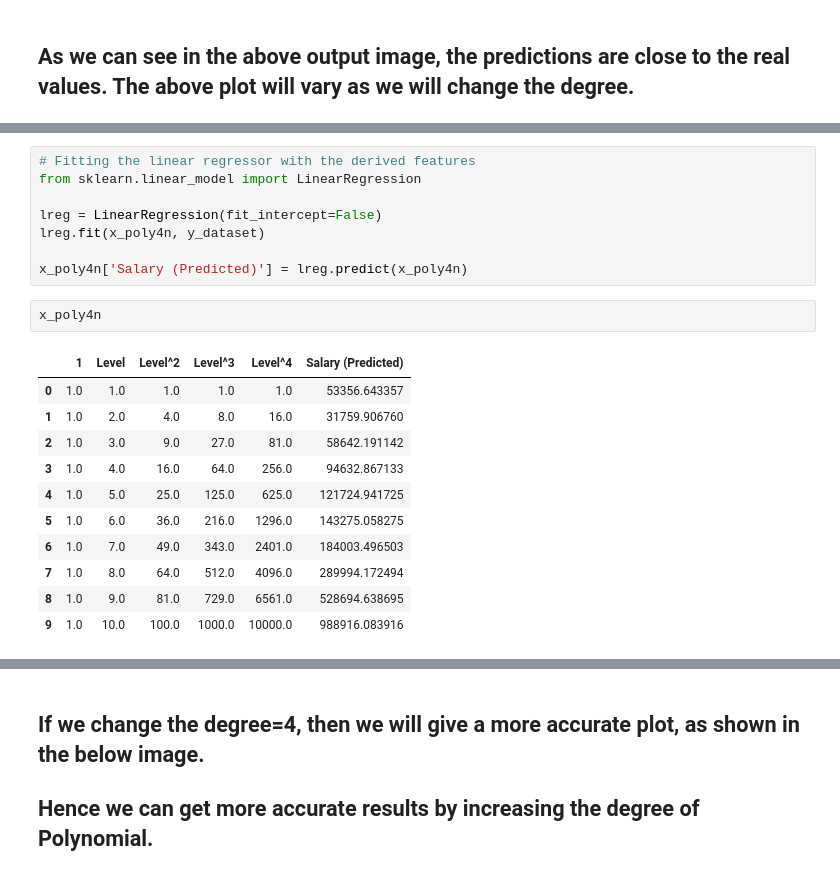
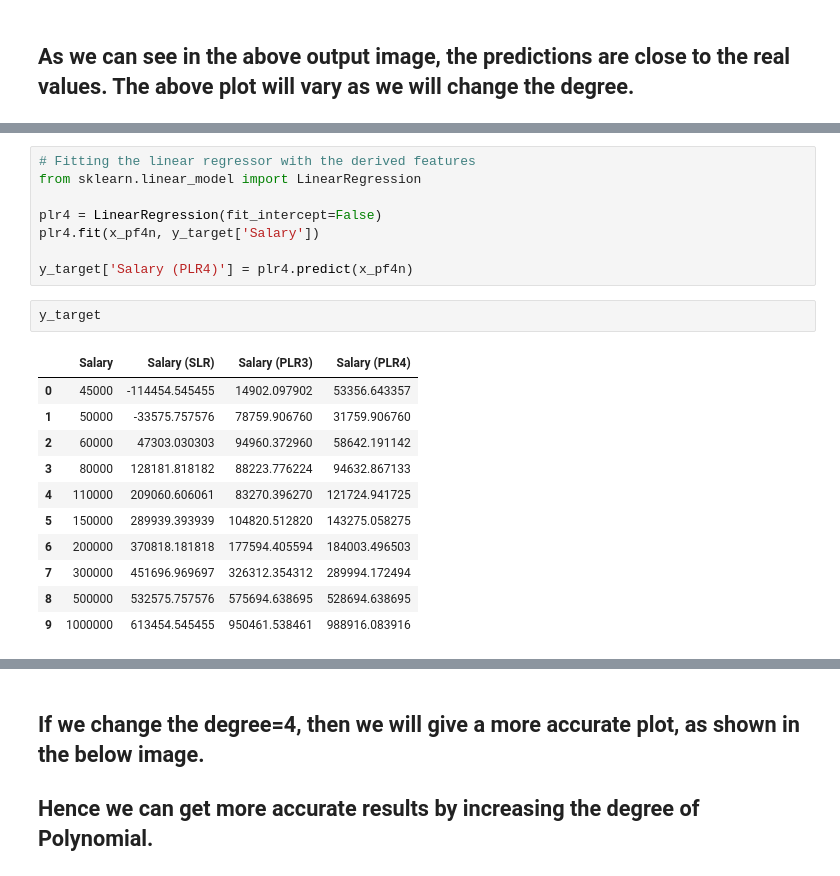
Before and after one commit to elsayedrashed/machine-learning-app, a Jupyter notebook: suppervised-learning/regression-algorithms/polynomial-regression/polynomial-regression-scikit-learn.ipynb, the cells around one changed output, grey strips where cells are left out. Drawn from its saved outputs; the diff is of its cells as text.

```diff
--- a/suppervised-learning/regression-algorithms/polynomial-regression/polynomial-regression-scikit-learn.ipynb
+++ b/suppervised-learning/regression-algorithms/polynomial-regression/polynomial-regression-scikit-learn.ipynb
@@ -209,21 +291,21 @@ x_poly4n
 # Fitting the linear regressor with the derived features
 from sklearn.linear_model import LinearRegression
 
-lreg = LinearRegression(fit_intercept=False)
-lreg.fit(x_poly4n, y_dataset)
+plr4 = LinearRegression(fit_intercept=False)
+plr4.fit(x_pf4n, y_target['Salary'])
 
-x_poly4n['Salary (Predicted)'] = lreg.predict(x_poly4n)
+y_target['Salary (PLR4)'] = plr4.predict(x_pf4n)
-# %%
-x_poly4n
-# %% [output]
-|  | 1 | Level | Level^2 | Level^3 | Level^4 | Salary (Predicted) |
-| 0 | 1.0 | 1.0 | 1.0 | 1.0 | 1.0 | 53356.643357 |
-| 1 | 1.0 | 2.0 | 4.0 | 8.0 | 16.0 | 31759.906760 |
-| 2 | 1.0 | 3.0 | 9.0 | 27.0 | 81.0 | 58642.191142 |
-| 3 | 1.0 | 4.0 | 16.0 | 64.0 | 256.0 | 94632.867133 |
-| 4 | 1.0 | 5.0 | 25.0 | 125.0 | 625.0 | 121724.941725 |
-| 5 | 1.0 | 6.0 | 36.0 | 216.0 | 1296.0 | 143275.058275 |
-| 6 | 1.0 | 7.0 | 49.0 | 343.0 | 2401.0 | 184003.496503 |
-| 7 | 1.0 | 8.0 | 64.0 | 512.0 | 4096.0 | 289994.172494 |
-| 8 | 1.0 | 9.0 | 81.0 | 729.0 | 6561.0 | 528694.638695 |
-| 9 | 1.0 | 10.0 | 100.0 | 1000.0 | 10000.0 | 988916.083916 |
+# %%
+y_target
+# %% [output]
+|  | Salary | Salary (SLR) | Salary (PLR3) | Salary (PLR4) |
+| 0 | 45000 | -114454.545455 | 14902.097902 | 53356.643357 |
+| 1 | 50000 | -33575.757576 | 78759.906760 | 31759.906760 |
+| 2 | 60000 | 47303.030303 | 94960.372960 | 58642.191142 |
+| 3 | 80000 | 128181.818182 | 88223.776224 | 94632.867133 |
+| 4 | 110000 | 209060.606061 | 83270.396270 | 121724.941725 |
+| 5 | 150000 | 289939.393939 | 104820.512820 | 143275.058275 |
+| 6 | 200000 | 370818.181818 | 177594.405594 | 184003.496503 |
+| 7 | 300000 | 451696.969697 | 326312.354312 | 289994.172494 |
+| 8 | 500000 | 532575.757576 | 575694.638695 | 528694.638695 |
+| 9 | 1000000 | 613454.545455 | 950461.538461 | 988916.083916 |
```
Also changed, not shown: parts of 25 cells of this notebook, 1 other file.
